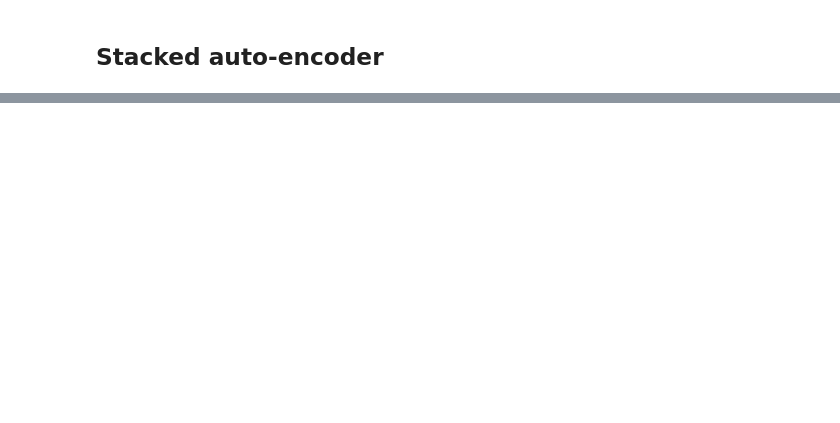
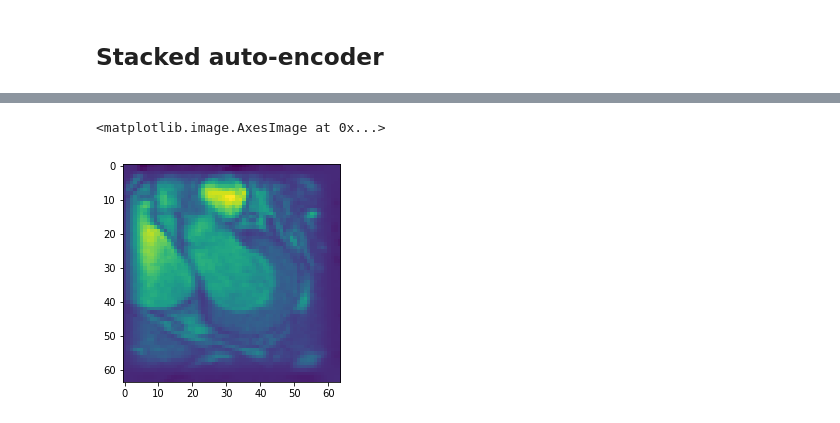
Before and after one commit to alexattia/Medical-Image-Analysis, a Jupyter notebook: Stacked Auto Encoder.ipynb, the cells around one changed output, grey strips where cells are left out. Drawn from its saved outputs; the diff is of its cells as text; code cells hidden in the pictures; blank space fills up the shorter version.

```diff
--- a/Stacked Auto Encoder.ipynb
+++ b/Stacked Auto Encoder.ipynb
@@ -72,0 +98,6 @@ Dataset shape : (33, 64, 64, 1) (33, 1, 32, 32)
+# %%
+contour_mask = np.asarray(contour_mask)
+l_contour=[] #resize (64,64)
+for i in range(contour_mask.shape[0]):
+    l_contour.append(cv2.resize(contour_mask[i], (64, 64), interpolation = cv2.INTERSECT_NONE))
+l_contour = np.asarray(l_contour) #.reshape((-1, 64*64))
@@ -85,0 +118,18 @@ model.fit(X, X, batch_size=64, nb_epoch=5)
+# %%
+def reshape_image_100(y_pred, j):
+    pred = y_pred[j].reshape((32,32))
+    pos_pred = np.where(pred > 0.5)
+    mask_roi = get_roi(pred, np.array(pos_pred).reshape(len(pos_pred[0]), 2))
+    mask_roi = cv2.resize(mask_roi, (256, 256), interpolation = cv2.INTERSECT_FULL)
+    pos_im = np.where(X_fullsize[j] * mask_roi > 0.5)
+    contour2 = np.array(pos_im).reshape(len(pos_im[0]), 2)
+    Xmin, Xmax = contour2[:, 0].min(), contour2[:, 0].max()
+    Ymin, Ymax = contour2[:, 1].min(), contour2[:, 1].max()
+    region_interest = (X_fullsize[j] * mask_roi)[Xmin:Xmax, Ymin:Ymax]
+    region_interest_resize = cv2.resize(region_interest,(100, 100))
+    return(region_interest_resize)
+# %%
+l = [] #images (100,100)
+for j in range(y_pred.shape[0]):
+    l.append(reshape_image_100(y_pred, j))
+l = np.asarray(l)
@@ -85,0 +188,5 @@ model.fit(X, X, batch_size=64, nb_epoch=5)
+# %%
+plt.imshow(l2[0].reshape(64,64))
+# %% [output]
+<matplotlib.image.AxesImage at 0x...>
+[figure, added]
```
Also changed, not shown: parts of 29 cells of this notebook, 2 other files.
